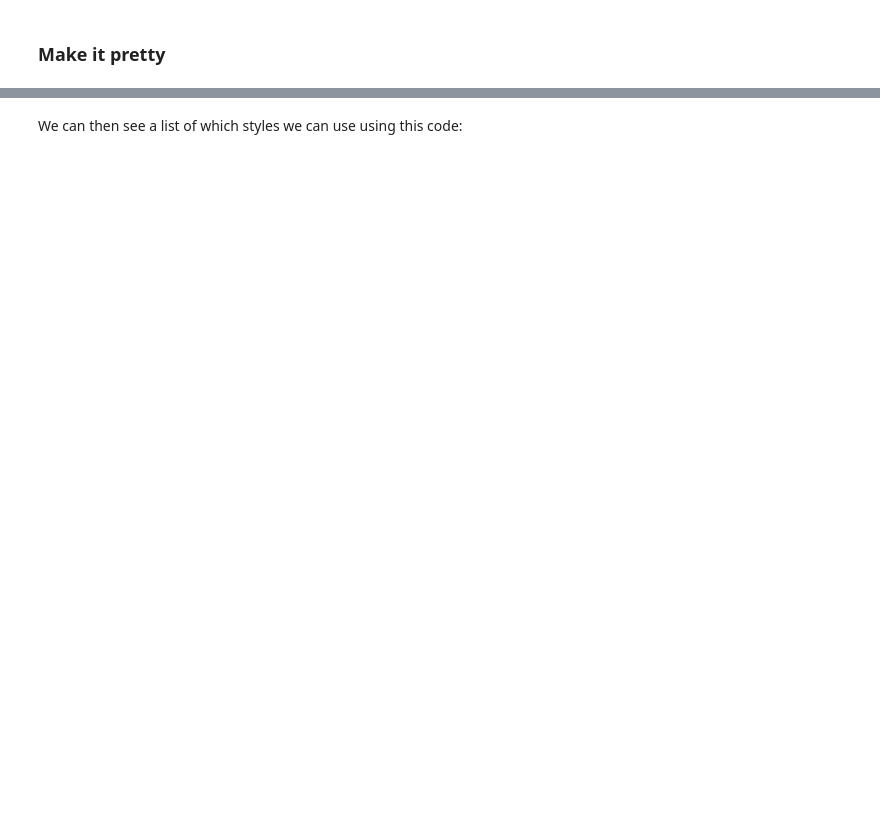
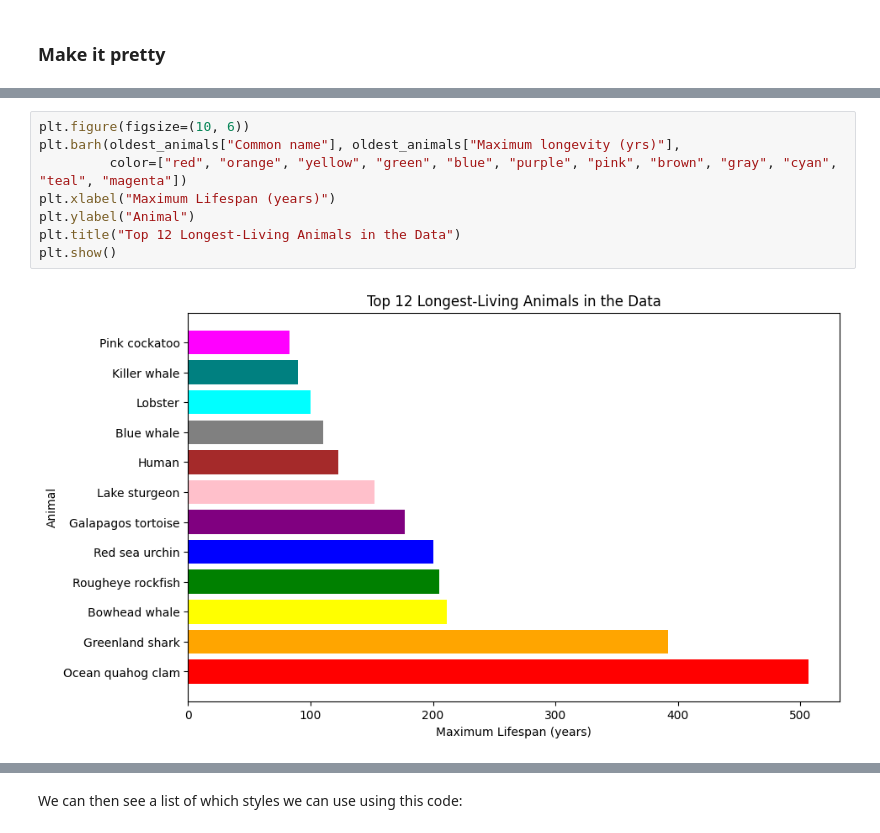
Before and after one commit to CBFLivUni/animal_ageing, a Jupyter notebook: all_code.ipynb, the cells around one changed output, grey strips where cells are left out. Cells and saved outputs as stored; diff of their text form; blank space fills up the shorter version.

```diff
--- a/all_code.ipynb
+++ b/all_code.ipynb
@@ -191,3 +214,13 @@ plt.show()
+# %%
+plt.figure(figsize=(10, 6))
+plt.barh(oldest_animals["Common name"], oldest_animals["Maximum longevity (yrs)"],
+         color=["red", "orange", "yellow", "green", "blue", "purple", "pink", "brown", "gray", "cyan", "teal", "magenta"])
+plt.xlabel("Maximum Lifespan (years)")
+plt.ylabel("Animal")
+plt.title("Top 12 Longest-Living Animals in the Data")
+plt.show()
+# %% [output]
+[figure, added]
 # %% [markdown]
 <br>
 
```
Also changed, not shown: parts of 71 cells of this notebook, 2 other files.
